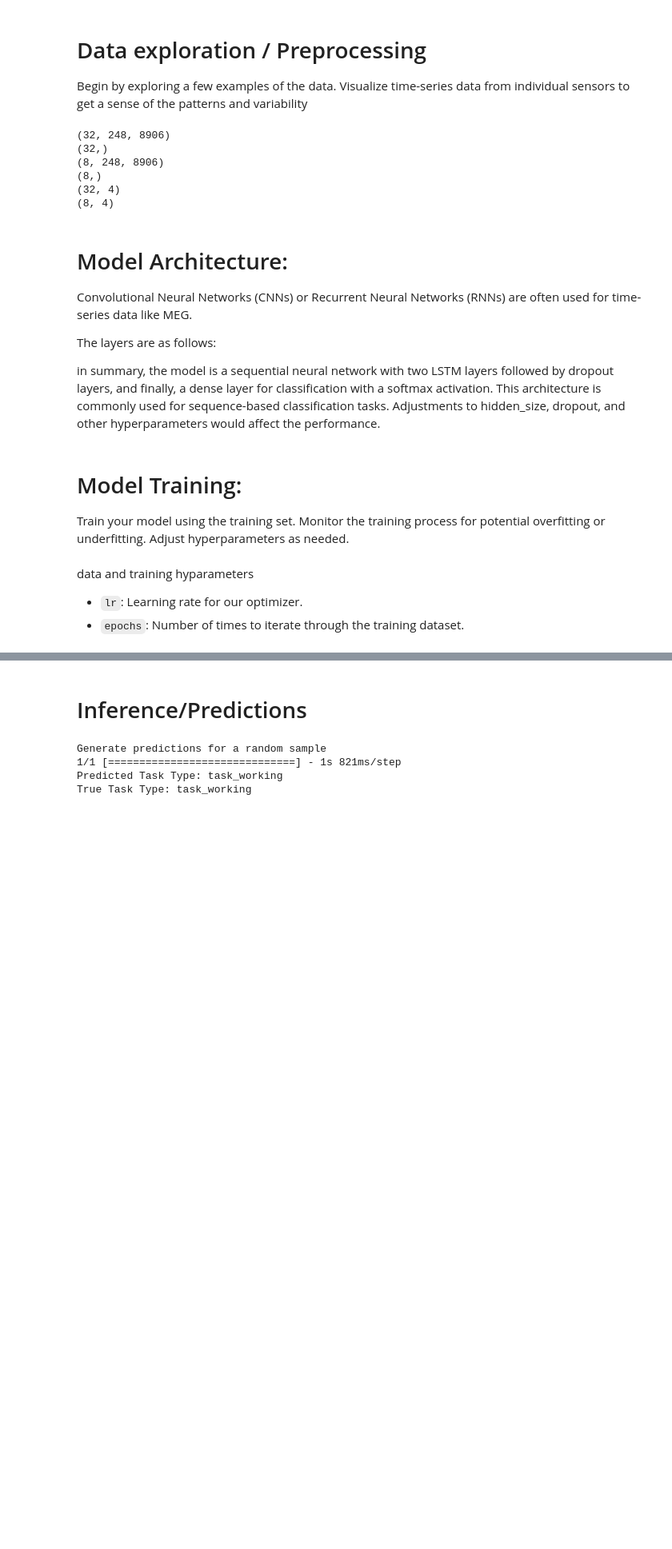
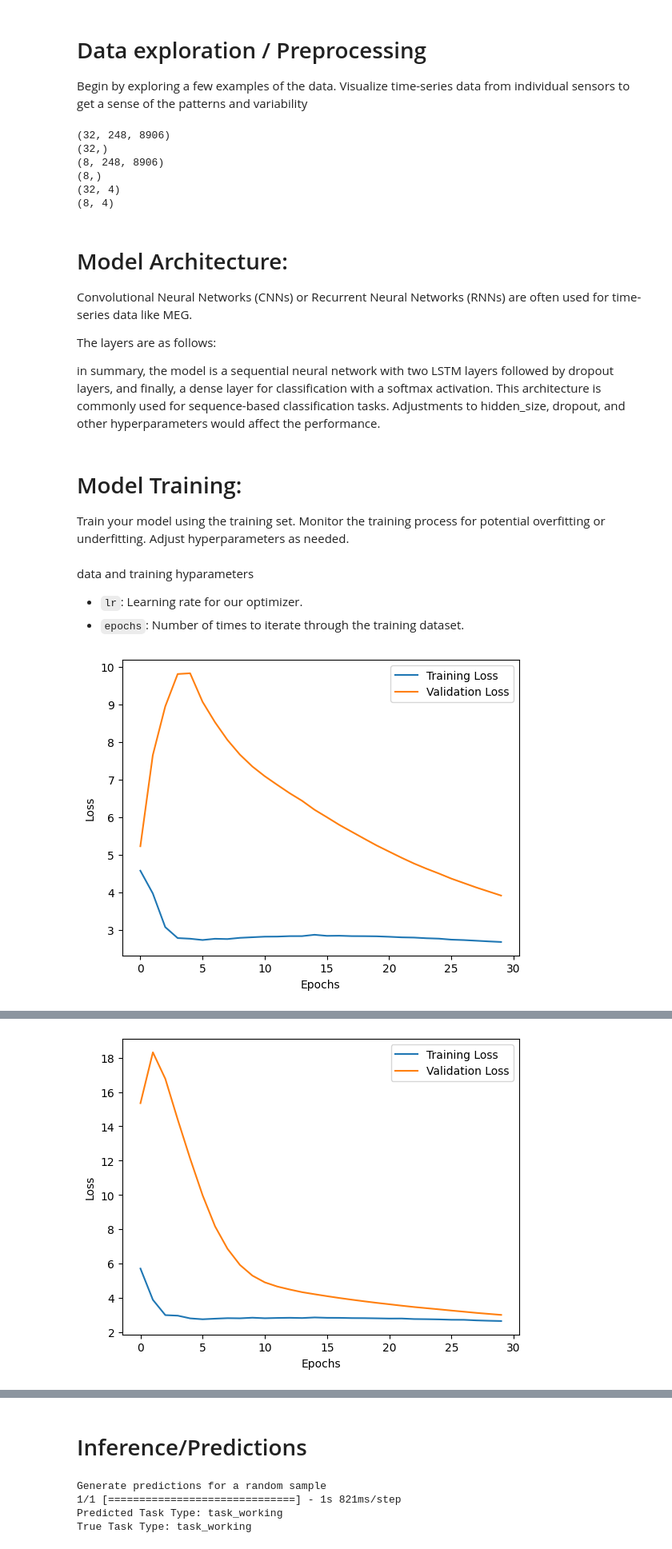
Before and after one commit to tijnschutte/dl-assignment-2, a Jupyter notebook: meg.ipynb, the cells around one changed output, grey strips where cells are left out. Shown at 80% size. Cells and saved outputs as stored; diff of their text form; code cells hidden in the pictures; blank space fills up the shorter version.

Commit message:
Try with the second model CNN

```diff
--- a/meg.ipynb
+++ b/meg.ipynb
@@ -179,58 +156,80 @@ data and training hyparameters
 np.random.seed(123)
 python_random.seed(123)
 tf.random.set_seed(1234)
-# loss and optimization functions
+
+# loss and optimization functions and hyperparams
+loss = 'categorical_crossentropy'
 lr = 0.001
-
+# Number of units in the hidden layers of our LSTM cells
+hidden_size = 50
+dropout = 0.2
 
 # Create an optimizer with the specified learning rate
-# optimizer = Adam(learning_rate=lr)
+opt = 'adam' #keras.optimizers.Adam(learning_rate=lr)
 
 # for logging
 verbose = 0
 
 # how many times the entire training dataset is passed forward and backward through the neural network
-epochs = 15
+epochs = 30
 
 # The dataset is split into 5 folds for cross-validation
 n_folds = 5
 kf = KFold(n_splits=n_folds, shuffle=True, random_state=42)
 
 cv_scores = []
 
-cv_train_losses = []
-cv_val_losses = []
 
 for train_index, test_index in kf.split(train_data):
     # Split data
     X_train, X_test = train_data[train_index], train_data[test_index]
     y_train, y_test = one_hot_labels[train_index], one_hot_labels[test_index]
 
+    # The LSTM model
+    # model = Sequential([
+    #     LSTM(hidden_size, return_sequences=True, input_shape=(
+    #         X_train.shape[1], X_train.shape[2])),
+    #     Dropout(dropout),
+    #     LSTM(hidden_size),
+    #     Dropout(dropout),
+    #     Dense(units=4, activation='softmax')
+    # ])
+
+    # the CNN model
     model = Sequential([
-        LSTM(50, return_sequences=True, input_shape=(
-            X_train.shape[1], X_train.shape[2])),
+        Conv1D(filters=64, kernel_size=3, activation='relu', input_shape=(
+            X_train.shape[1], X_train.shape[2]), kernel_regularizer=l2(0.01)),
+        BatchNormalization(),
+        MaxPooling1D(pool_size=2),
         Dropout(0.2),
-        LSTM(50),
+        Conv1D(filters=128, kernel_size=3, activation='relu'),
+        BatchNormalization(),
+        MaxPooling1D(pool_size=2),
         Dropout(0.2),
+        Flatten(),
+        # Dense(units=64, activation='relu'),
+        Dense(units=64, activation='relu', kernel_regularizer=l2(0.01)),
+        BatchNormalization(),
+        Dropout(0.5),
         Dense(units=4, activation='softmax')
     ])
 
-    model.compile(optimizer='adam', loss=loss, metrics=['accuracy'])
+    model.compile(optimizer=opt, loss=loss, metrics=['accuracy'])
     model.reset_states()
+
+
     # The model is trained (fit) on the training data for a specified number of epochs and validated on the testing data in each epoch.
     history = model.fit(X_train, y_train, epochs=epochs,
-                        batch_size=32, validation_data=(X_test, y_test), verbose = verbose)
-
-    # cv_train_losses.append(history.history['loss'])
-    # cv_val_losses.append(history.history['val_loss'])
+                        batch_size=32, validation_data=(X_test, y_test), verbose=verbose)
     # Check for overfitting
-    # plot_losses(history.history['loss'], history.history['val_loss'])
+    plot_losses(history.history['loss'], history.history['val_loss'])
 
     # The trained model is then evaluated on the overall test set (not just the current fold), and the accuracy score is appended to cv_scores.
     scores = model.evaluate(test_data, one_hot_test_labels)
     cv_scores.append(scores[1])
 
 # Calculate average performance across all folds
 average_accuracy = np.mean(cv_scores)
 print(f"Average Cross-Validation Accuracy: {average_accuracy}")
 # %% [output]
+[figure, added]
@@ -242,0 +237 @@ Average Cross-Validation Accuracy: 0.75
+[figure, added]
```
Also changed, not shown: parts of 4 cells of this notebook.
